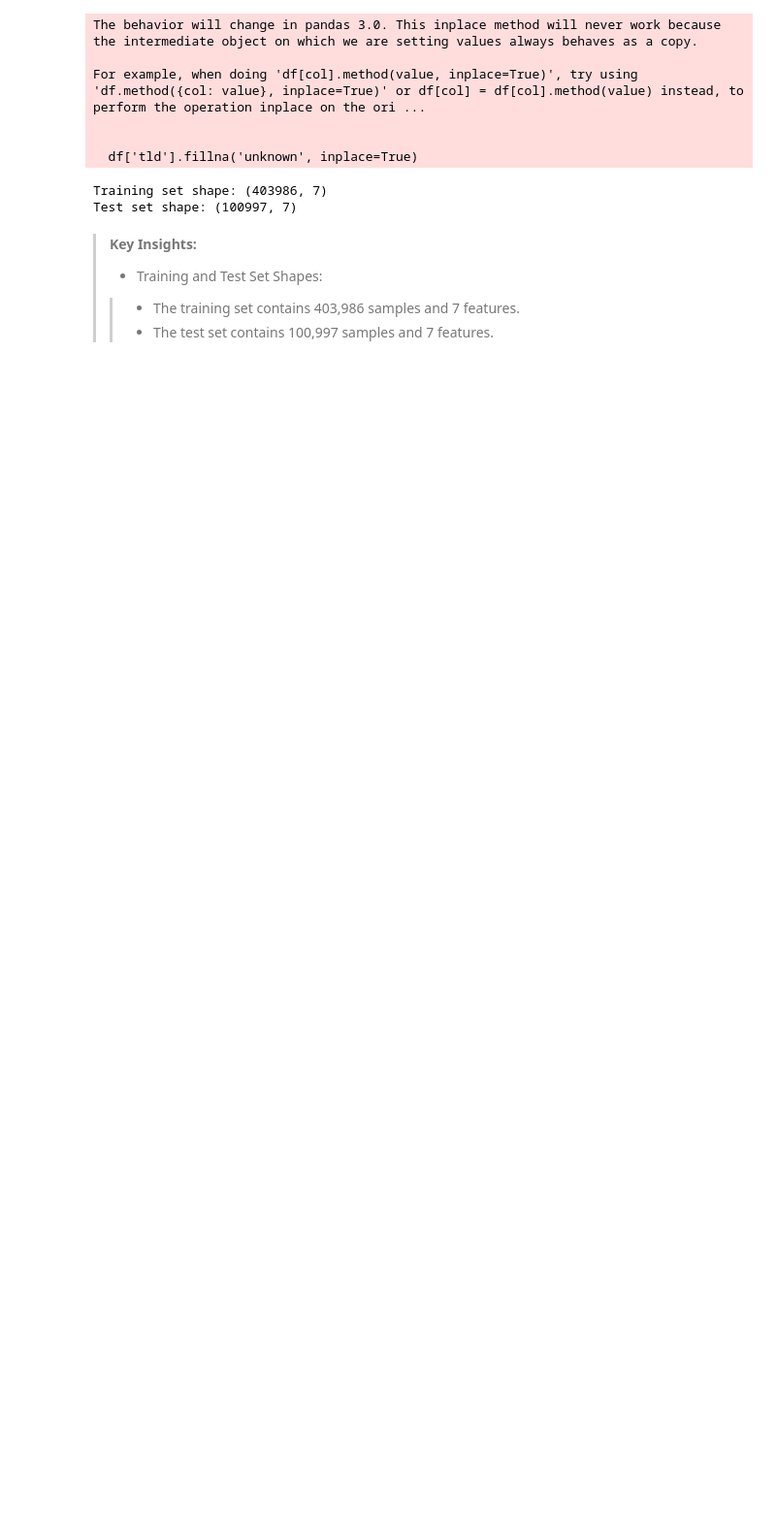
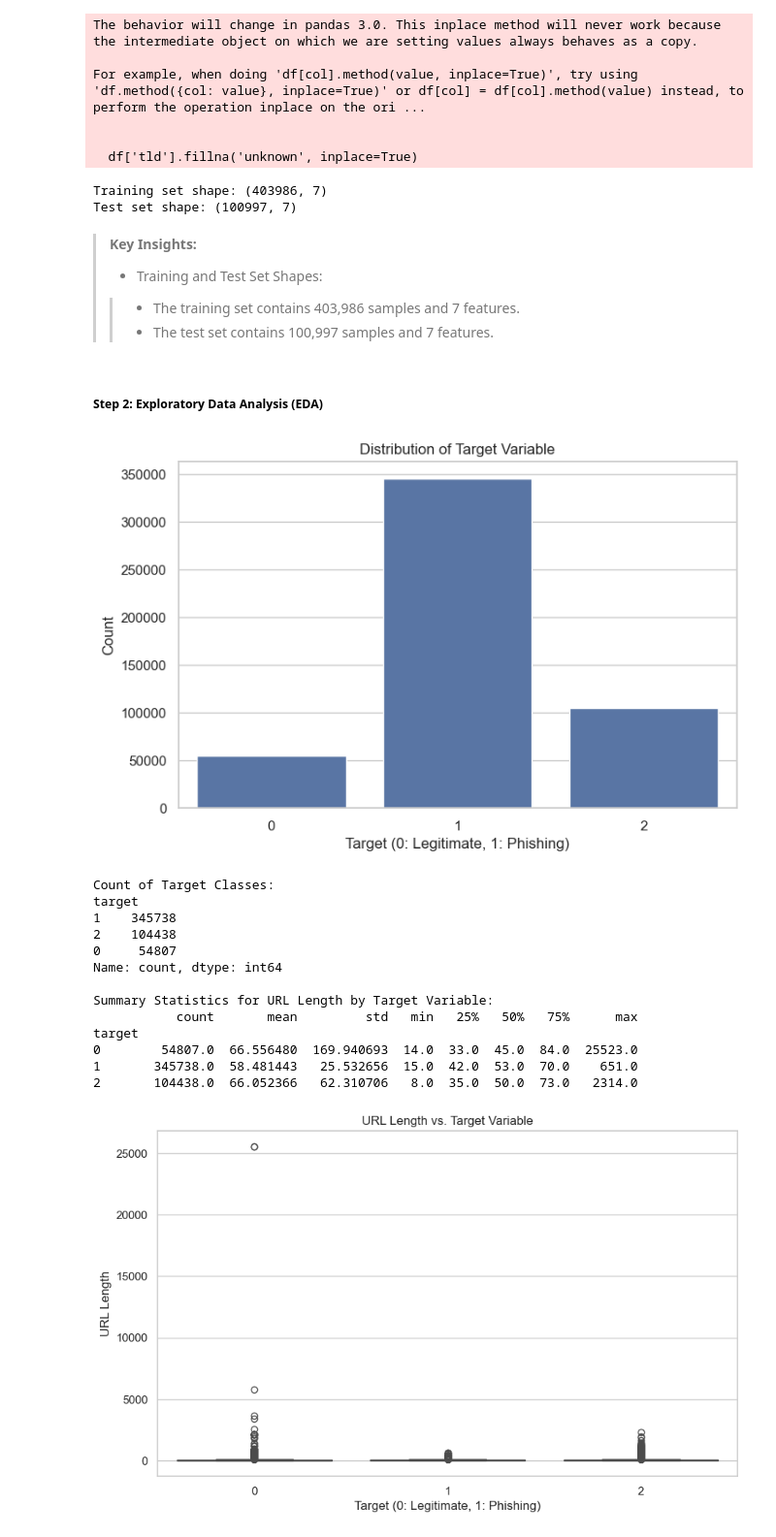
Before and after one commit to Waldea/Phishing-URL-Detection, a Jupyter notebook: cynthia.ipynb, the cells around one changed output. Shown at 97% size. Drawn from its saved outputs; the diff is of its cells as text; code cells hidden in the pictures; blank space fills up the shorter version.

Commit message:
EDA-Data Preparation

```diff
--- a/cynthia.ipynb
+++ b/cynthia.ipynb
@@ -142,5 +143,63 @@ Test set shape: (100997, 7)
 > - Training and Test Set Shapes:
 >> - The training set contains 403,986 samples and 7 features.
 >> - The test set contains 100,997 samples and 7 features.
-# %% [markdown]
-#####
+# %% [markdown]
+##### Step 2: Exploratory Data Analysis (EDA)
+# %%
+import matplotlib.pyplot as plt
+import seaborn as sns
+
+# 1. Distribution of the target variable
+plt.figure(figsize=(8, 5))
+sns.countplot(data=df, x='target')
+plt.title('Distribution of Target Variable')
+plt.xlabel('Target (0: Legitimate, 1: Phishing)')
+plt.ylabel('Count')
+plt.show()
+
+# Print the count of each class in the target variable
+target_counts = df['target'].value_counts()
+print("\nCount of Target Classes:")
+print(target_counts)
+
+# 2. Summary statistics for URL length grouped by target variable
+url_length_summary = df.groupby('target')['url_length'].describe()
+print("\nSummary Statistics for URL Length by Target Variable:")
+print(url_length_summary)
+
+# Relationship between URL length and target
+plt.figure(figsize=(10, 6))
+sns.boxplot(data=df, x='target', y='url_length')
+plt.title('URL Length vs. Target Variable')
+plt.xlabel('Target (0: Legitimate, 1: Phishing)')
+plt.ylabel('URL Length')
+plt.show()
+
+# 3. Summary statistics for hostname length grouped by target variable
+hostname_length_summary = df.groupby('target')['hostname_length'].describe()
+print("\nSummary Statistics for Hostname Length by Target Variable:")
+print(hostname_length_summary)
+
+# Relationship between hostname length and target
+plt.figure(figsize=(10, 6))
+sns.boxplot(data=df, x='target', y='hostname_length')
+plt.title('Hostname Length vs. Target Variable')
+plt.xlabel('Target (0: Legitimate, 1: Phishing)')
+plt.ylabel('Hostname Length')
+plt.show()
+# %% [output]
+[figure, added]
+Count of Target Classes:
+target
+1    345738
+2    104438
+0     54807
+Name: count, dtype: int64
+
+Summary Statistics for URL Length by Target Variable:
+           count       mean         std   min   25%   50%   75%      max
+target
+0        54807.0  66.556480  169.940693  14.0  33.0  45.0  84.0  25523.0
+1       345738.0  58.481443   25.532656  15.0  42.0  53.0  70.0    651.0
+2       104438.0  66.052366   62.310706   8.0  35.0  50.0  73.0   2314.0
+[figure, added]
```
Also changed, not shown: parts of 3 cells of this notebook.
